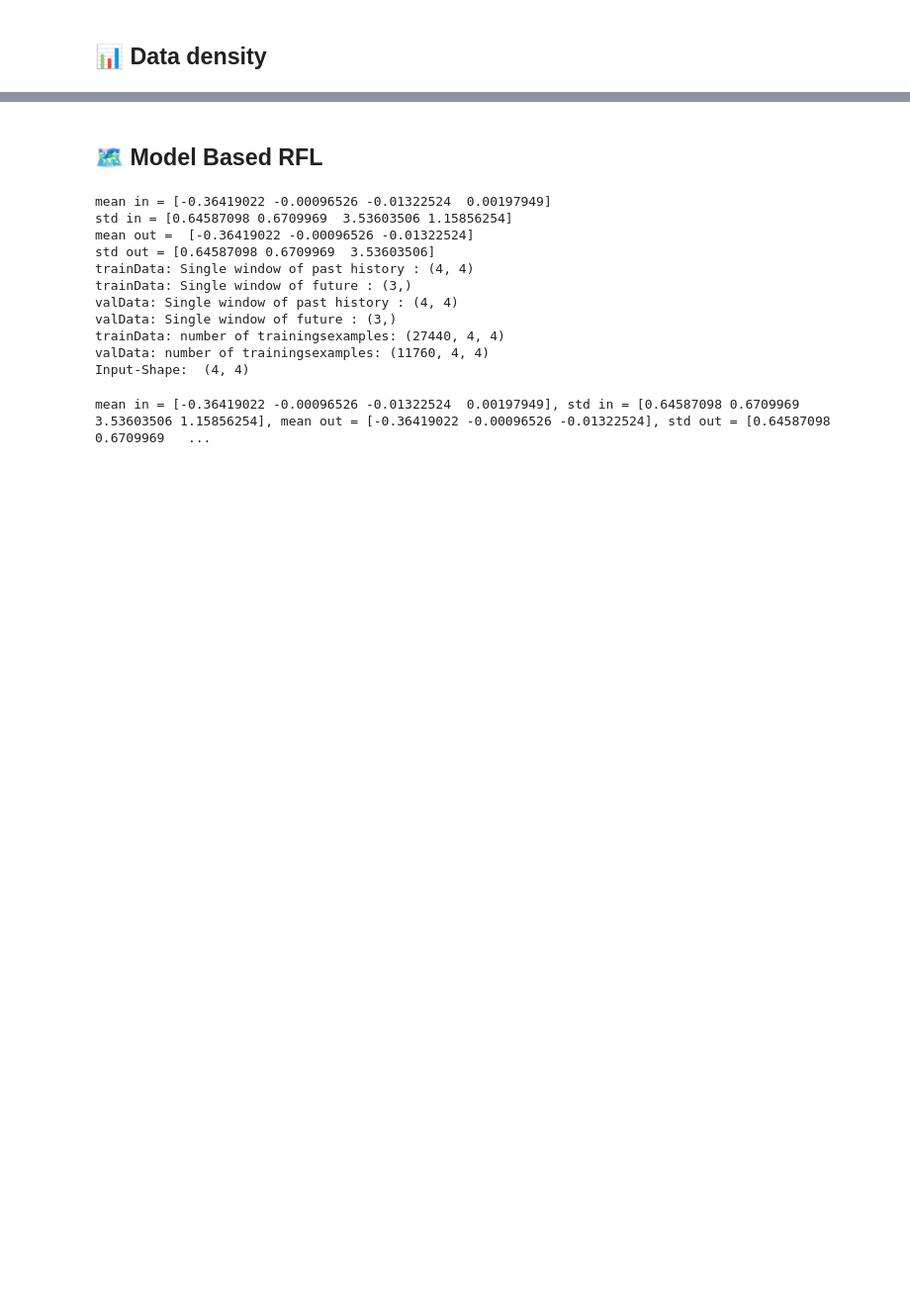
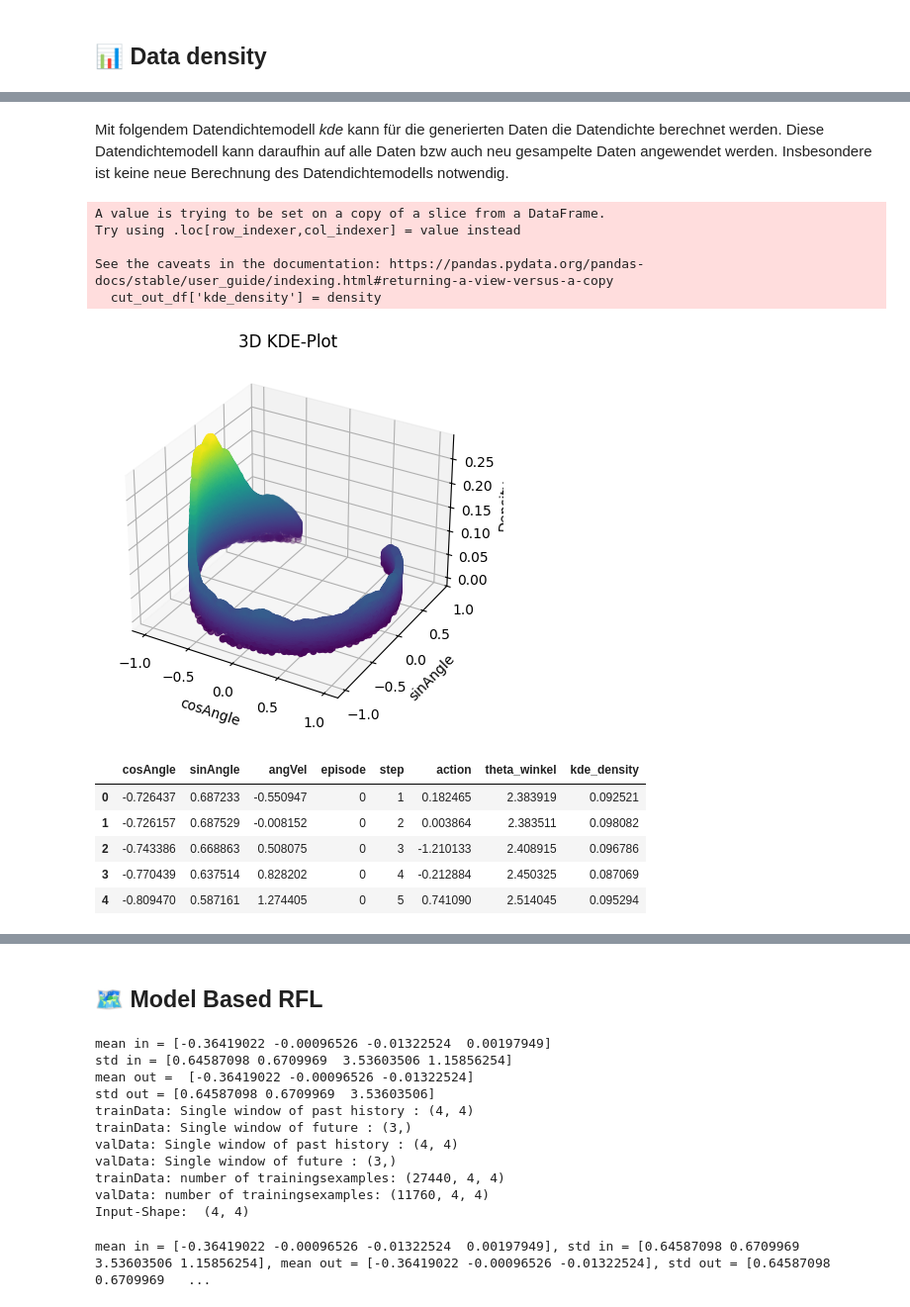
Before and after one commit to LeonLantz/LMU_RFL_SoSe24, a Jupyter notebook: Pendulum.ipynb, the cells around one changed output, grey strips where cells are left out. Shown at 99% size. Drawn from its saved outputs; the diff is of its cells as text; code cells hidden in the pictures; blank space fills up the shorter version.

Commit message:
Kernel Density Estimation Model
added Kernel Density Model and calculated density for sampled data, first approach on how to insert data density into reward function

```diff
--- a/Pendulum.ipynb
+++ b/Pendulum.ipynb
@@ -156,31 +225,46 @@ from mpl_toolkits.mplot3d import Axes3D
 import seaborn as sns
 #for exploring the optimal bandwith parameter
 from sklearn.model_selection import GridSearchCV
+# %% [markdown]
+Mit folgendem Datendichtemodell *kde* kann für die generierten Daten die Datendichte berechnet werden. Diese Datendichtemodell kann daraufhin auf alle Daten bzw auch neu gesampelte Daten angewendet werden. Insbesondere ist keine neue Berechnung des Datendichtemodells notwendig.
 # %%
-#function for calculating kde plus visualization
-def kernel_density_model(dataframe, bw=0.1):
-    features = dataframe[[COS_ANGLE, SIN_ANGLE, ANG_VEL]]
-    # Fit KDE model
-    kde = KernelDensity(kernel='gaussian', bandwidth = bw)  # optimal bandwidth will be determined below
-    kde.fit(features)
+## Kernel Density Modell (rausgecuttete Daten werden berücksichtigt)
+# features: die betrachteten Parameter, für die eine Datendichte berechnet werden soll
+features = cut_out_df[[COS_ANGLE, SIN_ANGLE, ANG_VEL]]
+# Fit KDE model
+kde = KernelDensity(kernel='gaussian', bandwidth = 0.1)  # optimal bandwidth will be determined below
+kde.fit(features)
 
-    # calculate density score
-    log_density = kde.score_samples(features)
-    density = np.exp(log_density)
-    dataframe['kde_density'] = density
+# calculate density score
+log_density = kde.score_samples(features)
+density = np.exp(log_density)
+cut_out_df['kde_density'] = density
 
-    #plots for visualisation
-    fig = plt.figure()
-    ax = fig.add_subplot(111, projection='3d')
+#plots for visualisation
+fig = plt.figure()
+ax = fig.add_subplot(111, projection='3d')
 
-    x = dataframe[COS_ANGLE]
-    y = dataframe[SIN_ANGLE]
-    z = dataframe['kde_density']
+x = cut_out_df[COS_ANGLE]
+y = cut_out_df[SIN_ANGLE]
+z = cut_out_df['kde_density']
 
-    ax.scatter(x, y, z, c=z, cmap='viridis', marker='o')
-    ax.set_xlabel('COS_ANGLE')
-    ax.set_ylabel('SIN_ANGLE')
-    ax.set_zlabel('Dichte')
-    plt.title('3D KDE-Plot')
-    plt.show()
-    dataframe.head()
+ax.scatter(x, y, z, c=z, cmap='viridis', marker='o')
+ax.set_xlabel(COS_ANGLE)
+ax.set_ylabel(SIN_ANGLE)
+ax.set_zlabel('Density')
+plt.title('3D KDE-Plot')
+plt.show()
+cut_out_df.head()
+# %% [output]
+A value is trying to be set on a copy of a slice from a DataFrame.
+Try using .loc[row_indexer,col_indexer] = value instead
+
+See the caveats in the documentation: https://pandas.pydata.org/pandas-docs/stable/user_guide/indexing.html#returning-a-view-versus-a-copy
+  cut_out_df['kde_density'] = density
+[figure, added]
+|  | cosAngle | sinAngle | angVel | episode | step | action | theta_winkel | kde_density |
+| 0 | -0.726437 | 0.687233 | -0.550947 | 0 | 1 | 0.182465 | 2.383919 | 0.092521 |
+| 1 | -0.726157 | 0.687529 | -0.008152 | 0 | 2 | 0.003864 | 2.383511 | 0.098082 |
+| 2 | -0.743386 | 0.668863 | 0.508075 | 0 | 3 | -1.210133 | 2.408915 | 0.096786 |
+| 3 | -0.770439 | 0.637514 | 0.828202 | 0 | 4 | -0.212884 | 2.450325 | 0.087069 |
+| 4 | -0.809470 | 0.587161 | 1.274405 | 0 | 5 | 0.741090 | 2.514045 | 0.095294 |
```
Also changed, not shown: parts of 18 cells of this notebook, 3 other files.
